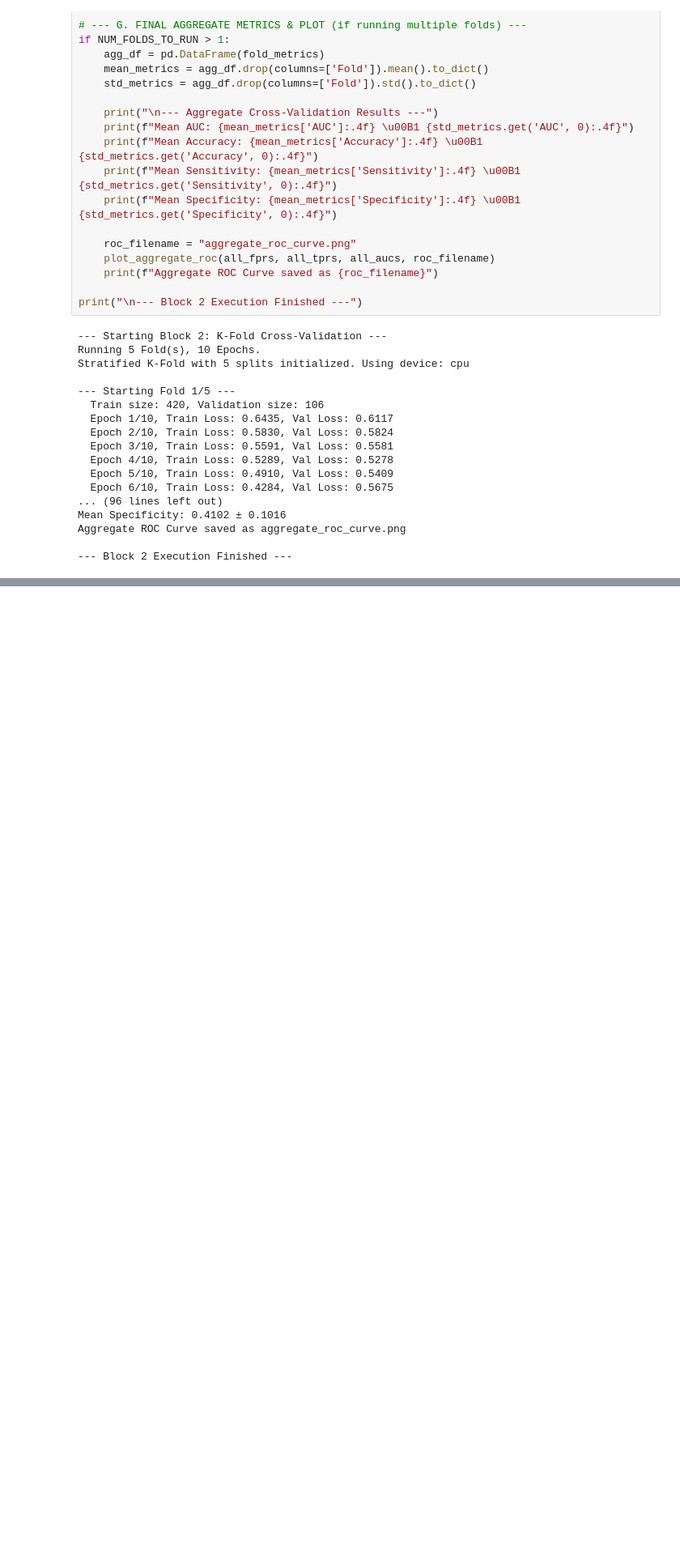
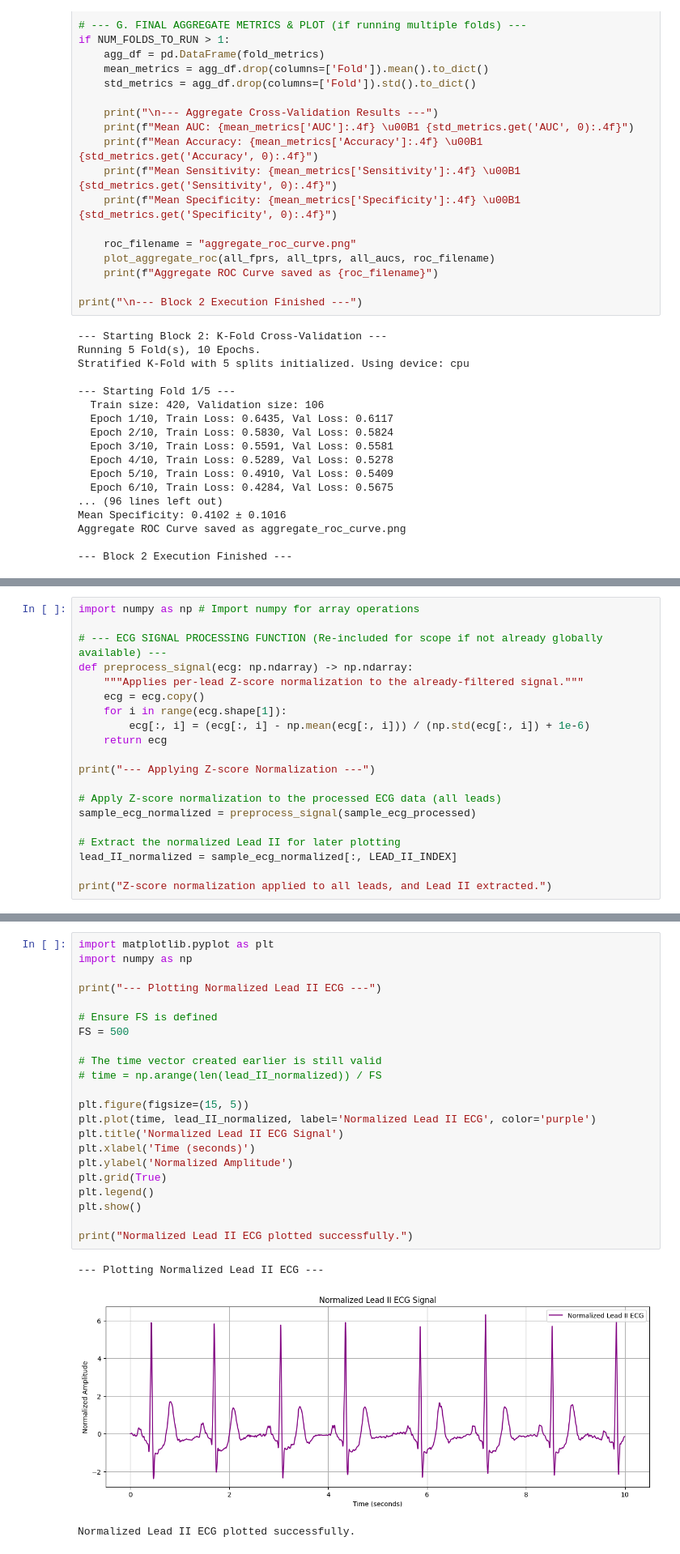
Before and after one commit to dalexsuam/ECG_DEEP_LEARNING, a Jupyter notebook: ECG_DeepLearning_v2.ipynb, the cells around one changed output, grey strips where cells are left out. Shown at 81% size. Cells and saved outputs as stored; diff of their text form; blank space fills up the shorter version.

```diff
--- a/ECG_DeepLearning_v2.ipynb
+++ b/ECG_DeepLearning_v2.ipynb
@@ -567,0 +745,20 @@ Aggregate ROC Curve saved as aggregate_roc_curve.png
+# %%
+import numpy as np # Import numpy for array operations
+
+# --- ECG SIGNAL PROCESSING FUNCTION (Re-included for scope if not already globally available) ---
+def preprocess_signal(ecg: np.ndarray) -> np.ndarray:
+    """Applies per-lead Z-score normalization to the already-filtered signal."""
+    ecg = ecg.copy()
+    for i in range(ecg.shape[1]):
+        ecg[:, i] = (ecg[:, i] - np.mean(ecg[:, i])) / (np.std(ecg[:, i]) + 1e-6)
+    return ecg
+
+print("--- Applying Z-score Normalization ---")
+
+# Apply Z-score normalization to the processed ECG data (all leads)
+sample_ecg_normalized = preprocess_signal(sample_ecg_processed)
+
+# Extract the normalized Lead II for later plotting
+lead_II_normalized = sample_ecg_normalized[:, LEAD_II_INDEX]
+
+print("Z-score normalization applied to all leads, and Lead II extracted.")
@@ -567,0 +771,26 @@ Aggregate ROC Curve saved as aggregate_roc_curve.png
+# %%
+import matplotlib.pyplot as plt
+import numpy as np
+
+print("--- Plotting Normalized Lead II ECG ---")
+
+# Ensure FS is defined
+FS = 500
+
+# The time vector created earlier is still valid
+# time = np.arange(len(lead_II_normalized)) / FS
+
+plt.figure(figsize=(15, 5))
+plt.plot(time, lead_II_normalized, label='Normalized Lead II ECG', color='purple')
+plt.title('Normalized Lead II ECG Signal')
+plt.xlabel('Time (seconds)')
+plt.ylabel('Normalized Amplitude')
+plt.grid(True)
+plt.legend()
+plt.show()
+
+print("Normalized Lead II ECG plotted successfully.")
+# %% [output]
+--- Plotting Normalized Lead II ECG ---
+[figure, added]
+Normalized Lead II ECG plotted successfully.
```
Also changed, not shown: parts of 41 cells of this notebook.
